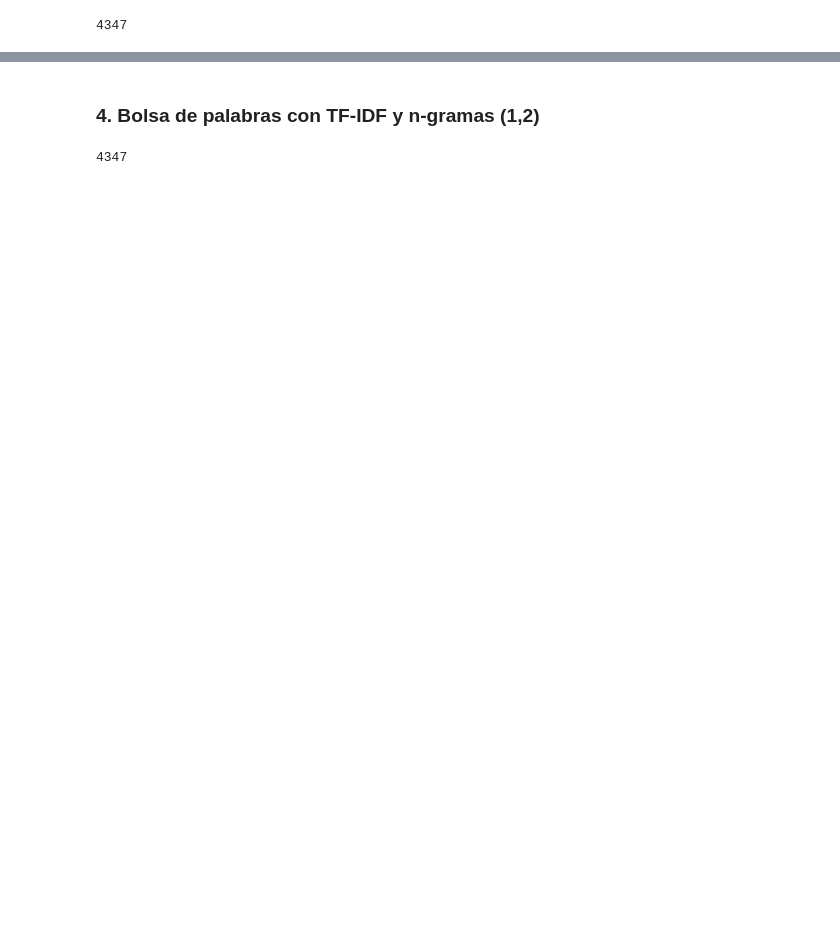
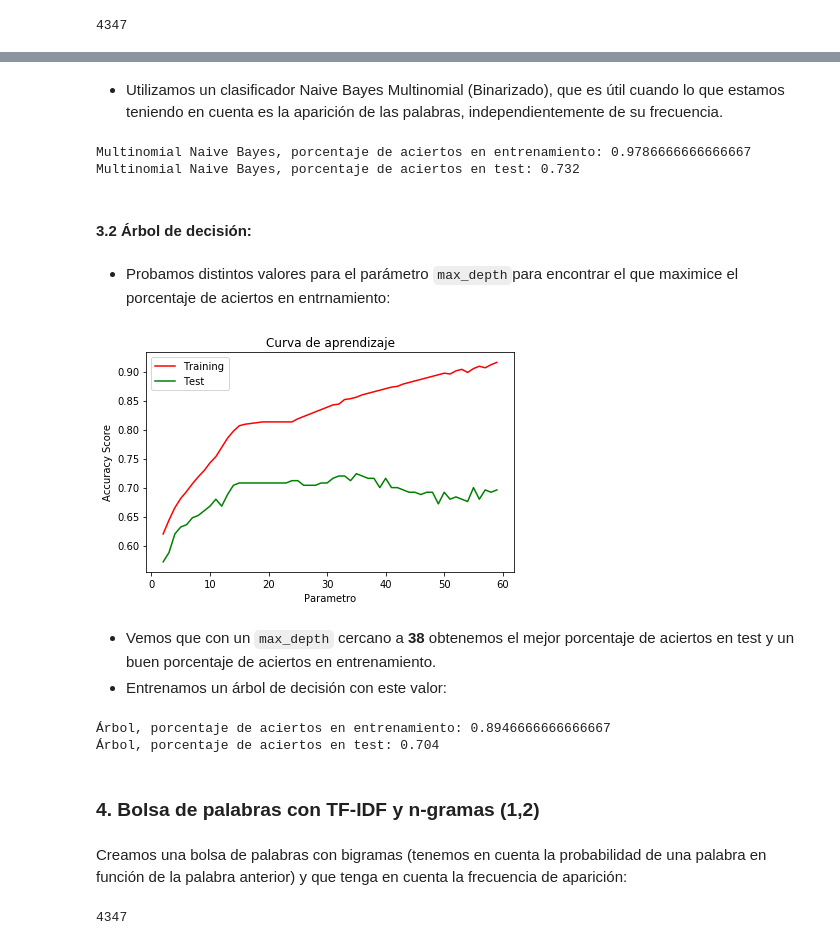
Before and after one commit to pablodll/Practicas-IA-2, a Jupyter notebook: Practica2/Practica2.ipynb, the cells around one changed output, grey strips where cells are left out. Cells and saved outputs as stored; diff of their text form; code cells hidden in the pictures; blank space fills up the shorter version.

````diff
--- a/Practica2/Practica2.ipynb
+++ b/Practica2/Practica2.ipynb
@@ -211,3 +362,80 @@ print(len(feature_names))
+# %% [markdown]
+- Utilizamos un clasificador Naive Bayes Multinomial (Binarizado), que es útil cuando lo que estamos teniendo en cuenta es la aparición de las palabras, independientemente de su frecuencia.
+# %%
+from sklearn.naive_bayes import MultinomialNB
+
+mnb_classifier = MultinomialNB()
+
+mnb_classifier.fit(train_vector_data, train_target)
+
+mnb_train_predictions = mnb_classifier.predict(train_vector_data)
+mnb_test_predictions = mnb_classifier.predict(test_vector_data)
+
+rates.update({'mnb_binary_bigram': {'Train': np.mean(mnb_train_predictions == train_target),
+                                'Test' : np.mean(mnb_test_predictions == test_target)}})
+
+print("Multinomial Naive Bayes, porcentaje de aciertos en entrenamiento:",rates['mnb_binary_bigram']['Train'])
+print("Multinomial Naive Bayes, porcentaje de aciertos en test:", rates['mnb_binary_bigram']['Test'])
+# %% [output]
+Multinomial Naive Bayes, porcentaje de aciertos en entrenamiento: 0.9786666666666667
+Multinomial Naive Bayes, porcentaje de aciertos en test: 0.732
+# %% [markdown]
+#### 3.2 Árbol de decisión:
+# %% [markdown]
+- Probamos distintos valores para el parámetro ```max_depth```para encontrar el que maximice el porcentaje de aciertos en entrnamiento:
+# %%
+from sklearn import tree
+
+train_accuracy = []
+test_accuracy = []
+
+max_depths = range(2, 60)
+for md in max_depths:
+    # Entrenar y validar
+    tree_classifier = tree.DecisionTreeClassifier(criterion="entropy", max_depth=md, min_samples_split=2)
+    tree_classifier.fit(train_vector_data, train_target)
+
+    tree_train_predictions = tree_classifier.predict(train_vector_data)
+    tree_test_predictions = tree_classifier.predict(test_vector_data)
+
+    train_accuracy.append(np.mean(tree_train_predictions == train_target))
+    test_accuracy.append(np.mean(tree_test_predictions == test_target))
+# %%
+import matplotlib.pyplot as plt
+
+# Draw lines
+plt.plot(max_depths, train_accuracy, color="r",  label="Training")
+plt.plot(max_depths, test_accuracy, color="g", label="Test")
+
+# Create plot
+plt.title("Curva de aprendizaje")
+plt.xlabel("Parametro"), plt.ylabel("Accuracy Score"), plt.legend(loc="best")
+plt.tight_layout()
+plt.show()
+# %% [output]
+[figure, added]
+# %% [markdown]
+- Vemos que con un ```max_depth``` cercano a **38** obtenemos el mejor porcentaje de aciertos en test y un buen porcentaje de aciertos en entrenamiento.
+- Entrenamos un árbol de decisión con este valor:
+# %%
+from sklearn import tree
+
+tree_classifier = tree.DecisionTreeClassifier(max_depth = 38, random_state=0)
+tree_classifier.fit(train_vector_data, train_target)
+
+tree_train_predictions = tree_classifier.predict(train_vector_data)
+tree_test_predictions = tree_classifier.predict(test_vector_data)
+
+rates.update({'tree_binary_bigram': {'Train': np.mean(tree_train_predictions == train_target),
+                                'Test' : np.mean(tree_test_predictions == test_target)}})
+
+print("Árbol, porcentaje de aciertos en entrenamiento:", rates['tree_binary_bigram']['Train'])
+print("Árbol, porcentaje de aciertos en test:", rates['tree_binary_bigram']['Test'])
+# %% [output]
+Árbol, porcentaje de aciertos en entrenamiento: 0.8946666666666667
+Árbol, porcentaje de aciertos en test: 0.704
 # %% [markdown]
 ### 4. Bolsa de palabras con TF-IDF y n-gramas (1,2)
+# %% [markdown]
+Creamos una bolsa de palabras con bigramas (tenemos en cuenta la probabilidad de una palabra en función de la palabra anterior) y que tenga en cuenta la frecuencia de aparición:
 # %%
````
Also changed, not shown: parts of 49 cells of this notebook.
